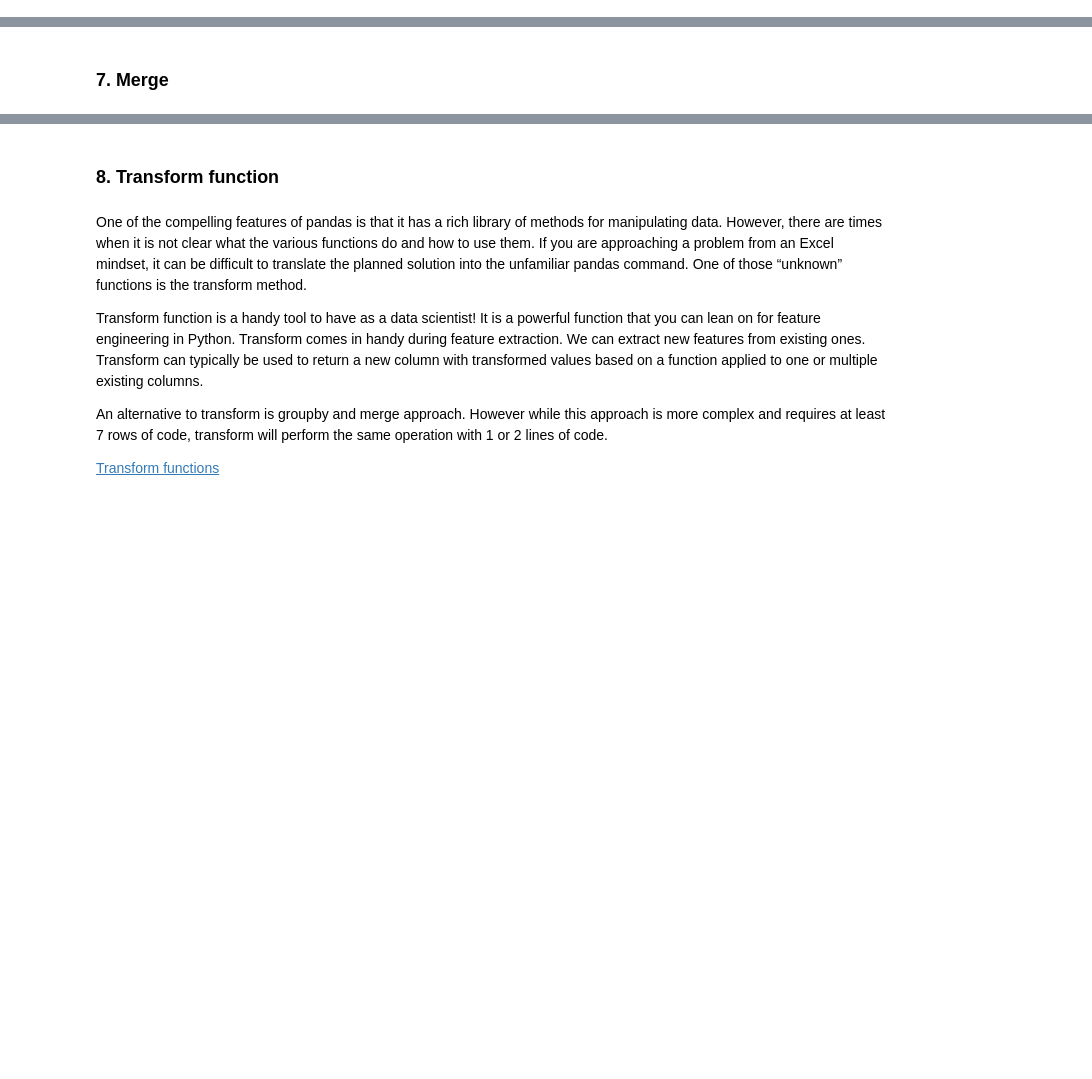
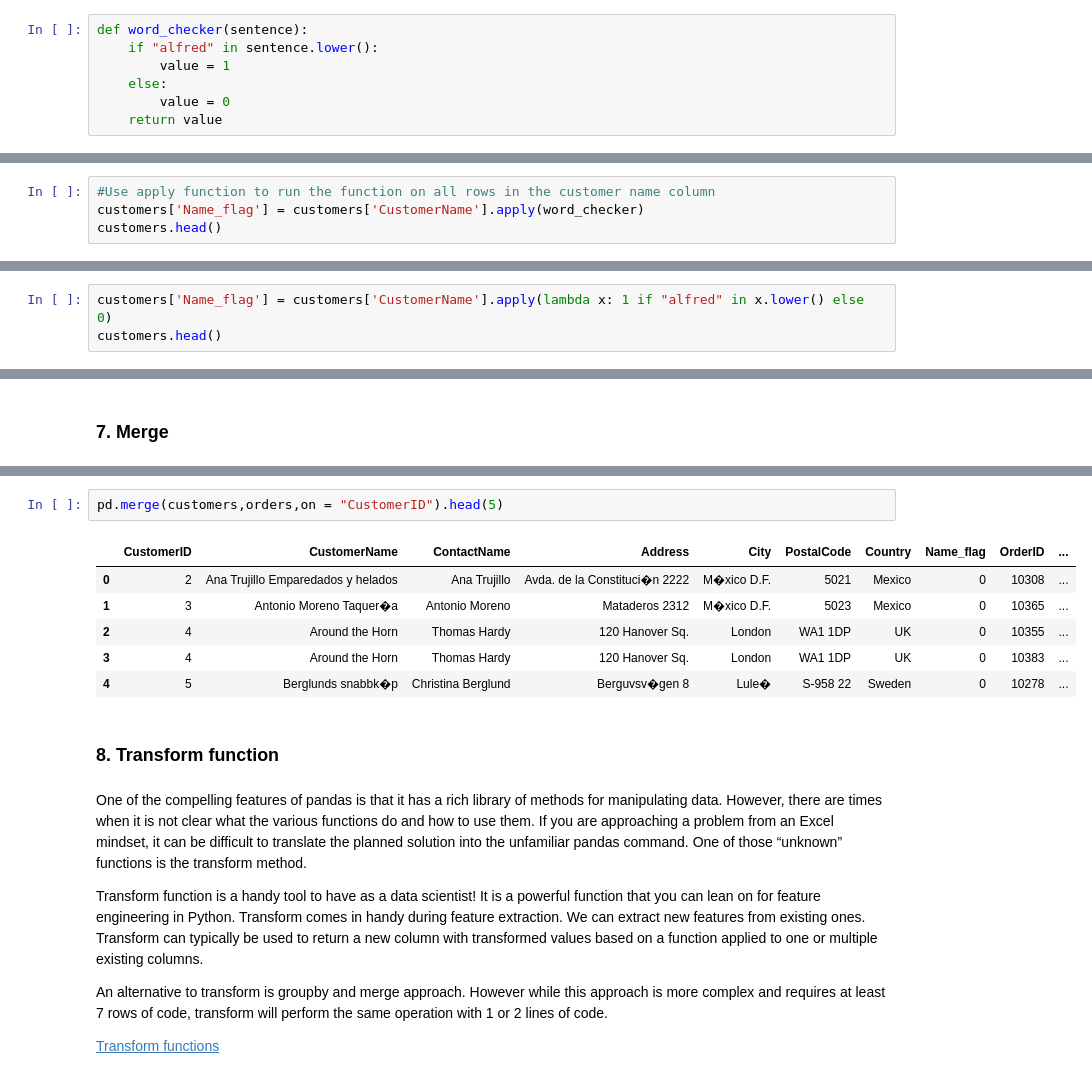
Before and after one commit to DataJediAcademy/Datascience-Track, a Jupyter notebook: Learning Content/Data Manipulation Tutorial.ipynb, the cells around one changed output, grey strips where cells are left out. Saved outputs shown, nothing was run; the diff lists cells and outputs as text; blank space fills up the shorter version.

```diff
--- a/Learning Content/Data Manipulation Tutorial.ipynb
+++ b/Learning Content/Data Manipulation Tutorial.ipynb
@@ -132,0 +259,7 @@ df.apply(np.sqrt)
+# %%
+def word_checker(sentence):
+    if "alfred" in sentence.lower():
+        value = 1
+    else:
+        value = 0
+    return value
@@ -132,0 +289,4 @@ df.apply(np.sqrt)
+# %%
+#Use apply function to run the function on all rows in the customer name column
+customers['Name_flag'] = customers['CustomerName'].apply(word_checker)
+customers.head()
@@ -154,0 +343,3 @@ When working with dataframes in Pandas, Lambda functions are typically used with
+# %%
+customers['Name_flag'] = customers['CustomerName'].apply(lambda x: 1 if "alfred" in x.lower() else 0)
+customers.head()
@@ -178,3 +394,12 @@ For a Pandas merge (pd.merge) the following are key concepts to know:
+# %%
+pd.merge(customers,orders,on = "CustomerID").head(5)
+# %% [output]
+|  | CustomerID | CustomerName | ContactName | Address | City | PostalCode | Country | Name_flag | OrderID | ... |
+| 0 | 2 | Ana Trujillo Emparedados y helados | Ana Trujillo | Avda. de la Constituci�n 2222 | M�xico D.F. | 5021 | Mexico | 0 | 10308 | ... |
+| 1 | 3 | Antonio Moreno Taquer�a | Antonio Moreno | Mataderos 2312 | M�xico D.F. | 5023 | Mexico | 0 | 10365 | ... |
+| 2 | 4 | Around the Horn | Thomas Hardy | 120 Hanover Sq. | London | WA1 1DP | UK | 0 | 10355 | ... |
+| 3 | 4 | Around the Horn | Thomas Hardy | 120 Hanover Sq. | London | WA1 1DP | UK | 0 | 10383 | ... |
+| 4 | 5 | Berglunds snabbk�p | Christina Berglund | Berguvsv�gen 8 | Lule� | S-958 22 | Sweden | 0 | 10278 | ... |
 # %% [markdown]
 ### 8. Transform function
 # %% [markdown]
```
Also changed, not shown: parts of 64 cells of this notebook.
